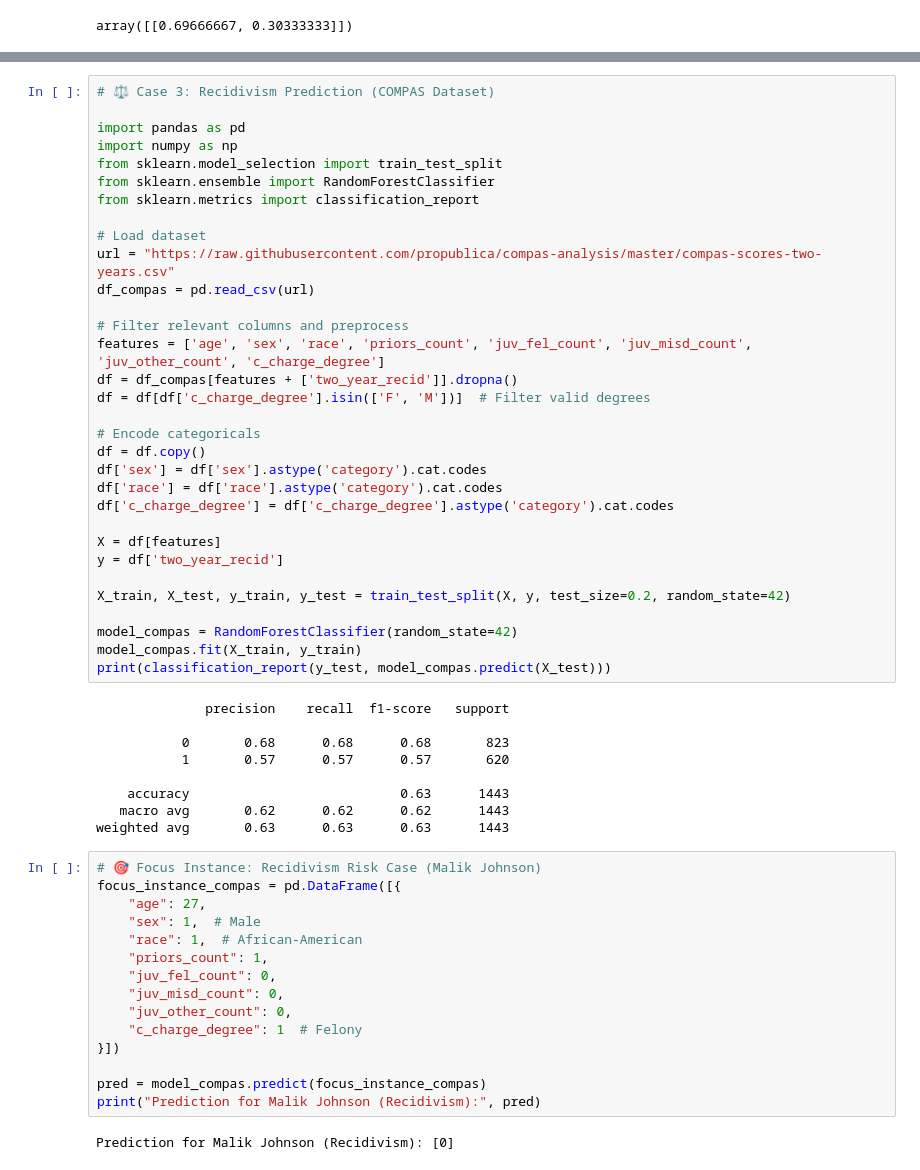
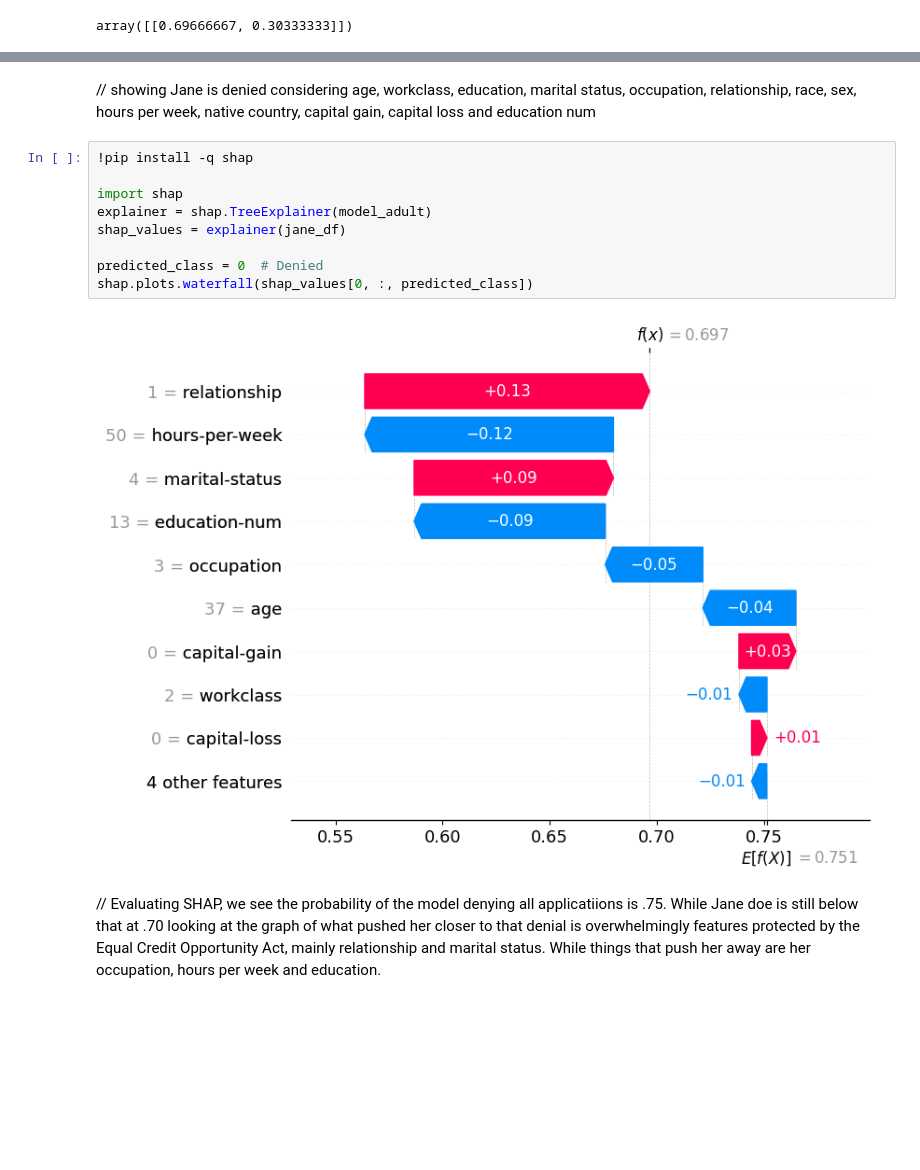
Before and after one commit to jacquelynmfischer-crypto/590xai_teleco_churn, a Jupyter notebook: assignments/machine_learning_court.ipynb, the cells around one changed output, grey strips where cells are left out. Saved outputs shown, nothing was run; the diff lists cells and outputs as text; blank space fills up the shorter version.

```diff
--- a/assignments/machine_learning_court.ipynb
+++ b/assignments/machine_learning_court.ipynb
@@ -199,58 +112,15 @@ Argue that the decision was reasonable based on the model's criteria. Use explan
-# %%
-# ⚖️ Case 3: Recidivism Prediction (COMPAS Dataset)
-
-import pandas as pd
-import numpy as np
-from sklearn.model_selection import train_test_split
-from sklearn.ensemble import RandomForestClassifier
-from sklearn.metrics import classification_report
-
-# Load dataset
-url = "https://raw.githubusercontent.com/propublica/compas-analysis/master/compas-scores-two-years.csv"
-df_compas = pd.read_csv(url)
-
-# Filter relevant columns and preprocess
-features = ['age', 'sex', 'race', 'priors_count', 'juv_fel_count', 'juv_misd_count', 'juv_other_count', 'c_charge_degree']
-df = df_compas[features + ['two_year_recid']].dropna()
-df = df[df['c_charge_degree'].isin(['F', 'M'])]  # Filter valid degrees
-
-# Encode categoricals
-df = df.copy()
-df['sex'] = df['sex'].astype('category').cat.codes
-df['race'] = df['race'].astype('category').cat.codes
-df['c_charge_degree'] = df['c_charge_degree'].astype('category').cat.codes
-
-X = df[features]
-y = df['two_year_recid']
-
-X_train, X_test, y_train, y_test = train_test_split(X, y, test_size=0.2, random_state=42)
-
-model_compas = RandomForestClassifier(random_state=42)
-model_compas.fit(X_train, y_train)
-print(classification_report(y_test, model_compas.predict(X_test)))
-# %% [output]
-              precision    recall  f1-score   support
-
-           0       0.68      0.68      0.68       823
-           1       0.57      0.57      0.57       620
-
-    accuracy                           0.63      1443
-   macro avg       0.62      0.62      0.62      1443
-weighted avg       0.63      0.63      0.63      1443
-# %%
-# 🎯 Focus Instance: Recidivism Risk Case (Malik Johnson)
-focus_instance_compas = pd.DataFrame([{
-    "age": 27,
-    "sex": 1,  # Male
-    "race": 1,  # African-American
-    "priors_count": 1,
-    "juv_fel_count": 0,
-    "juv_misd_count": 0,
-    "juv_other_count": 0,
-    "c_charge_degree": 1  # Felony
-}])
-
-pred = model_compas.predict(focus_instance_compas)
-print("Prediction for Malik Johnson (Recidivism):", pred)
-# %% [output]
-Prediction for Malik Johnson (Recidivism): [0]
+# %% [markdown]
+// showing Jane is denied considering age, workclass, education, marital status, occupation, relationship, race, sex, hours per week, native country, capital gain, capital loss and education num
+# %%
+!pip install -q shap
+
+import shap
+explainer = shap.TreeExplainer(model_adult)
+shap_values = explainer(jane_df)
+
+predicted_class = 0  # Denied
+shap.plots.waterfall(shap_values[0, :, predicted_class])
+# %% [output]
+[figure, added]
+# %% [markdown]
+// Evaluating SHAP, we see the probability of the model denying all applicatiions is .75. While Jane doe is still below that at .70 looking at the graph of what pushed her closer to that denial is overwhelmingly features protected by the Equal Credit Opportunity Act, mainly relationship and marital status. While things that push her away are her occupation, hours per week and education.
```
Also changed, not shown: parts of 10 cells of this notebook.
